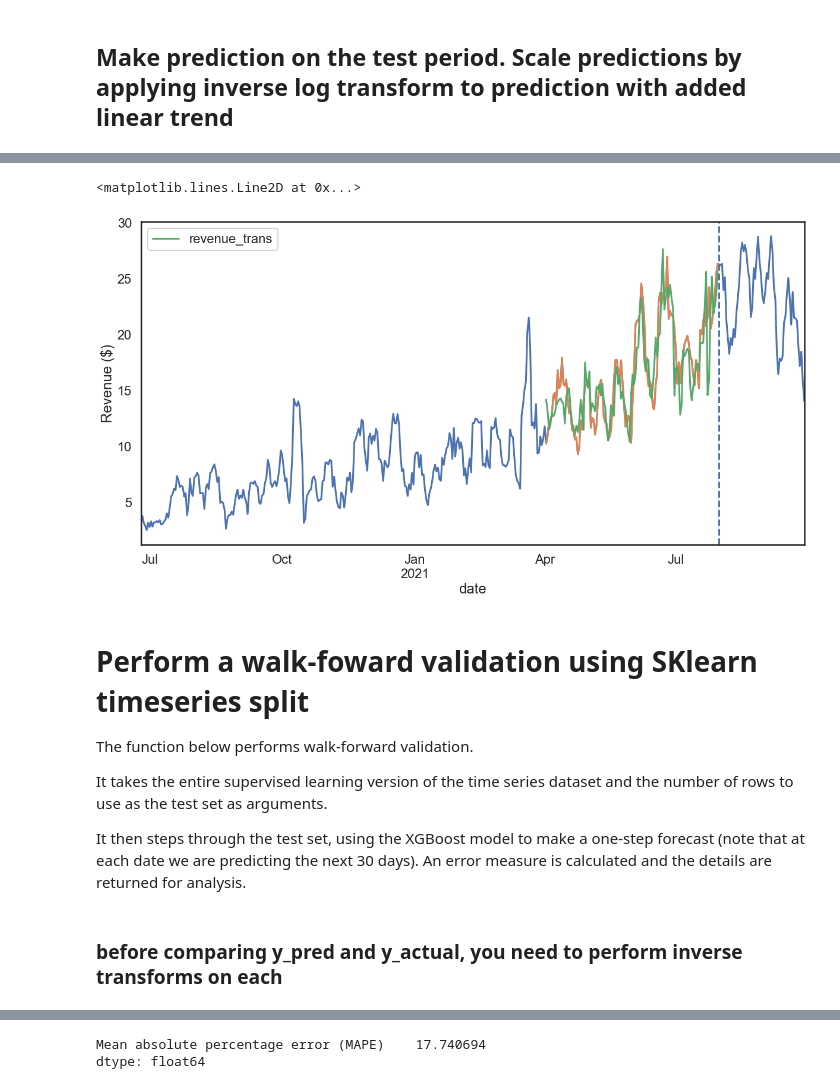
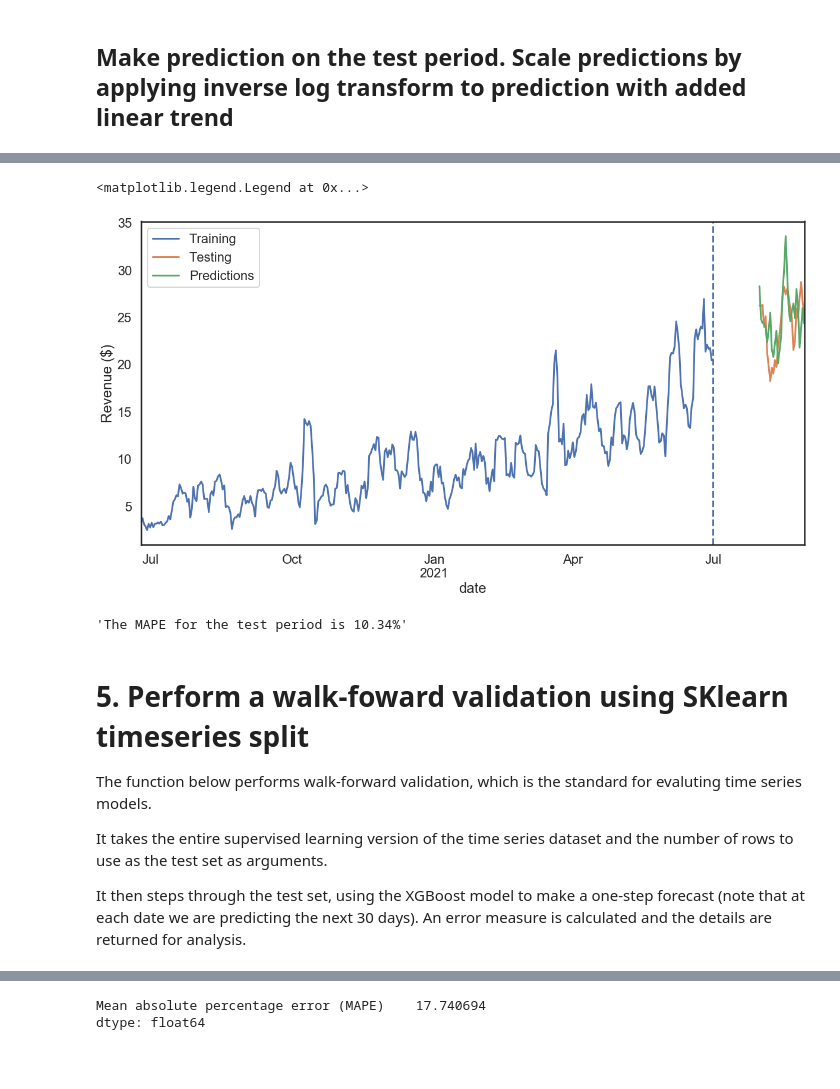
Before and after one commit to davidfox87/EV_forecasting, a Jupyter notebook: EDA_ML.ipynb, the cells around one changed output, grey strips where cells are left out. Cells and saved outputs as stored; diff of their text form; code cells hidden in the pictures; blank space fills up the shorter version.

```diff
--- a/EDA_ML.ipynb
+++ b/EDA_ML.ipynb
@@ -194,5 +209,5 @@ it will initially cover 07/31/21 to 09/28/21 but since we are only interested in
 # %%
-train, test = train_test_split(df2, 90)
+train, test = train_test_split(df2, 60)
 
 X_train = series_to_supervised(train, 30)
 X_test = series_to_supervised(test, 30)
@@ -294,8 +282,8 @@ def build_model(algo):
 # %%
 
-#pipe = build_model('ridge')
+pipe = build_model('ridge')
 #pipe = build_model('rf')
-pipe = build_model('xgb')
+#pipe = build_model('xgb')
 # %%
 pipe.fit(X_train, y_train)
 # %% [output]
@@ -364,7 +352,7 @@ from sklearn.model_selection import cross_val_score
 # define a search space
 space = {'n_estimators':hp.quniform('n_estimators', 100, 1000, 100),
            'max_depth':hp.quniform('max_depth', 4,10,1),
-           #'subsample':hp.quniform('subsample', 0.4, 0.9, 0.1),
+           'subsample':hp.quniform('subsample', 0.4, 0.9, 0.1),
            #'colsample_bytree':hp.quniform('colsample_bytree', 0.4, 0.9, 0.1),
           }
 
@@ -372,7 +360,7 @@ space = {'n_estimators':hp.quniform('n_estimators', 100, 1000, 100),
 def objective(params):
     params = {'n_estimators': int(params['n_estimators']),
               'max_depth': int(params['max_depth']),
-              #'subsample': params['subsample'],
+              'subsample': params['subsample'],
               #'colsample_bytree': params['colsample_bytree']
              }
 
@@ -384,7 +372,7 @@ def objective(params):
         ('model', MultiOutputRegressor(xgb))
     ])
 
-    tscv = TimeSeriesSplit(n_splits=5, max_train_size=90)
+    tscv = TimeSeriesSplit(n_splits=10, max_train_size=90)
     # The RMSE is chosen as it penalizes large prediction errors more compared with Mean Absolute Error (MAE).
     score = cross_val_score(pipe, X_train, y_train, cv=tscv,
                             scoring=make_scorer(mean_squared_error, multioutput='uniform_average'),
@@ -392,5 +380,5 @@ def objective(params):
 
     return score
 
-bestP = fmin(fn=objective, space=space, max_evals=5, rstate=np.random.RandomState(123), algo=tpe.suggest)
+bestP = fmin(fn=objective, space=space, max_evals=10, rstate=np.random.RandomState(123), algo=tpe.suggest)
 # %% [output]
@@ -427,17 +446,29 @@ pred_lin = reg.predict(X_full.reshape(-1,1))
 predictions_inv = predictions.apply(lambda x: np.exp(x + pred_lin[:, 0]))
 # %%
 fig, ax = plt.subplots()
-df2["Net Revenue_7D"].plot(ax=ax)
+X_train["Net Revenue_7D"].plot(ax=ax)
 X_test["Net Revenue_7D"].plot(ax=ax)
-predictions_inv.plot(ax=ax)
+#np.exp(X_test[['lag_revenue1']]+pred_lin).plot(ax=ax)
+
+predictions_inv.plot(ax=ax,legend=False)
 plt.ylabel('Revenue ($)')
-plt.axvline(x=datetime.datetime(2021, 7, 31), ls='--')
+plt.axvline(x=datetime.datetime(2021, 7, 1), ls='--');
+plt.legend(['Training', 'Testing', 'Predictions'])
 # %% [output]
-<matplotlib.lines.Line2D at 0x...>
+<matplotlib.legend.Legend at 0x...>
-[figure, old version]
+[figure, new version]
+# %%
+test = np.exp(X_test[['lag_revenue1']]+pred_lin)
+#test = X_test['Net Revenue_7D']
+
+y_pred = predictions_inv
+mape = mean_absolute_percentage_error(y_pred, test)
+f'The MAPE for the test period is {mape*100:.2f}%'
+# %% [output]
+'The MAPE for the test period is 10.34%'
 # %% [markdown]
-# Perform a walk-foward validation using SKlearn timeseries split
-The function below performs walk-forward validation.
+# 5. Perform a walk-foward validation using SKlearn timeseries split
+The function below performs walk-forward validation, which is the standard for evaluting time series models.
 
 It takes the entire supervised learning version of the time series dataset and the number of rows to use as the test set as arguments.
 
@@ -446,8 +477,6 @@ It then steps through the test set, using the XGBoost model to make a one-step f
 HORIZON = 30
 X = series_to_supervised(df2, HORIZON)
 test = X.loc[X_test.index[0]:, X.columns.str.startswith('lag')]
-# %% [markdown]
-### before comparing y_pred and y_actual, you need to perform inverse transforms on each
 # %%
 def walk_forward_validation(df, horizon):
 
```
Also changed, not shown: parts of 66 cells of this notebook.
